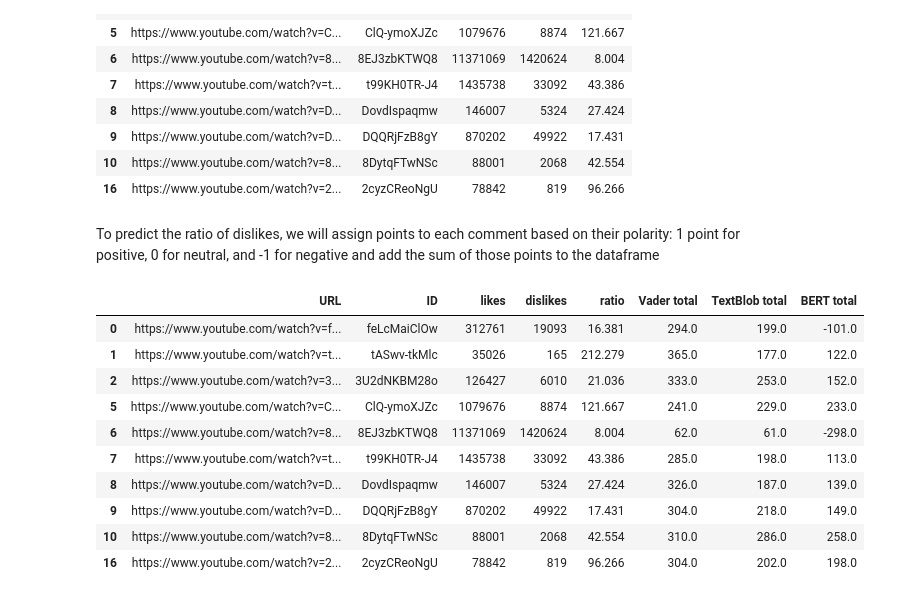
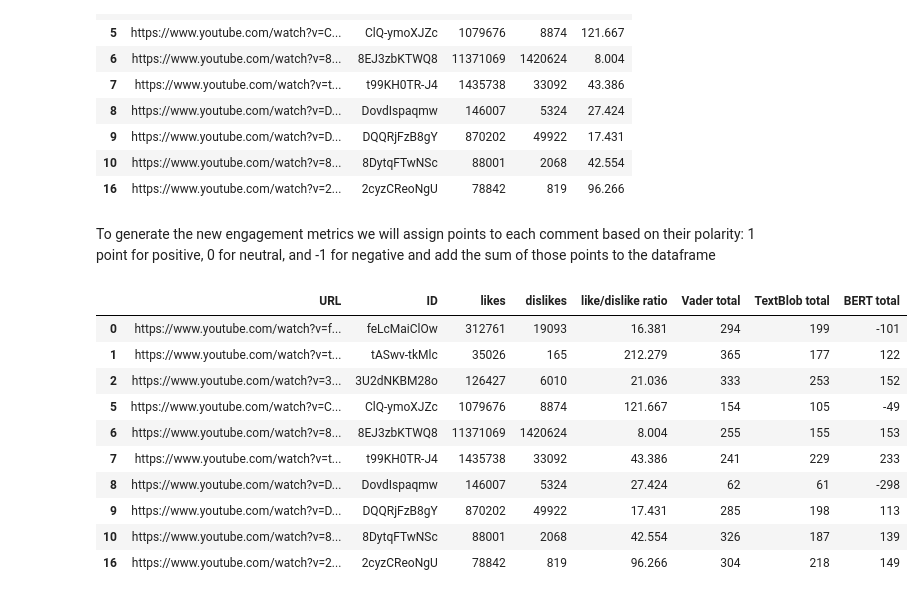
Before and after one commit to gmarsanich/gmarsanichThesis2022, a Jupyter notebook: Thesis Project Notebook.ipynb, the cells around one changed output. Cells and saved outputs as stored; diff of their text form; code cells hidden in the pictures.

Commit message:
Implemented prediction of ratio

```diff
--- a/Thesis Project Notebook.ipynb
+++ b/Thesis Project Notebook.ipynb
@@ -408,7 +411,7 @@ csv_dir = f"{os.getcwd()}\\Data\\CSV"
 csv_list = os.listdir(csv_dir)
 
 likes_df_short = likes_df.copy(deep = True) # make copy of ratio dataframe
-
+likes_df_short.reset_index(inplace = True)
 video_id = [row[-11:] for row in likes_df_short["URL"]] # get video ID from URL ***DON'T USE***
 file_id = sorted([file[18:-4] for file in csv_list if file.startswith("analysis_comments")]) # get video ID from filename
 common_id = sorted(list(set(video_id).intersection(file_id))) # USE THIS
@@ -433,44 +436,49 @@ likes_df_short.head(10)
 | 10 | https://www.youtube.com/watch?v=8... | 8DytqFTwNSc | 88001 | 2068 | 42.554 |
 | 16 | https://www.youtube.com/watch?v=2... | 2cyzCReoNgU | 78842 | 819 | 96.266 |
 # %% [markdown]
-To predict the ratio of dislikes, we will assign points to each comment based on their polarity: 1 point for positive, 0 for neutral, and -1 for negative and add the sum of those points to the dataframe
+To generate the new engagement metrics we will assign points to each comment based on their polarity: 1 point for positive, 0 for neutral, and -1 for negative and add the sum of those points to the dataframe
 # %%
 files = os.listdir(target_dir)
 
 v_list, t_list, b_list = [], [], []
 
 for id_ in likes_df_short["ID"]: # For each file
     v_score, t_score, b_score  = [], [], []
     filename = f"analysis_comments_{id_}.csv"
     filepath = f"{target_dir}\\{filename}"
     df = pd.read_csv(filepath)
     for l_v, l_t, l_b in zip(df["Vader label"], df["TextBlob label"], df["BERT label"]): # For each column
         v_score.append(utils.generate_score(l_v))
         t_score.append(utils.generate_score(l_t))
         b_score.append(utils.generate_score(l_b))
     v_list.append(sum(v_score))
     t_list.append(sum(t_score))
     b_list.append(sum(b_score))
 
 v_series = pd.Series(v_list)
 t_series = pd.Series(t_list)
 b_series = pd.Series(b_list)
 
+v_series.index = likes_df_short.index
+t_series.index = likes_df_short.index
+b_series.index = likes_df_short.index
+
 likes_df_short["Vader total"] = v_series
 likes_df_short["TextBlob total"] = t_series
 likes_df_short["BERT total"] = b_series
 
 likes_df_short = likes_df_short[["URL", "ID", "likes", "dislikes", "ratio", "Vader total", "TextBlob total", "BERT total"]]
+likes_df_short = likes_df_short.rename(columns = {"ratio":"like/dislike ratio"})
 likes_df_short.head(10)
 # %% [output]
-|  | URL | ID | likes | dislikes | ratio | Vader total | TextBlob total | BERT total |
-| 0 | https://www.youtube.com/watch?v=f... | feLcMaiClOw | 312761 | 19093 | 16.381 | 294.0 | 199.0 | -101.0 |
-| 1 | https://www.youtube.com/watch?v=t... | tASwv-tkMlc | 35026 | 165 | 212.279 | 365.0 | 177.0 | 122.0 |
-| 2 | https://www.youtube.com/watch?v=3... | 3U2dNKBM28o | 126427 | 6010 | 21.036 | 333.0 | 253.0 | 152.0 |
-| 5 | https://www.youtube.com/watch?v=C... | ClQ-ymoXJZc | 1079676 | 8874 | 121.667 | 241.0 | 229.0 | 233.0 |
-| 6 | https://www.youtube.com/watch?v=8... | 8EJ3zbKTWQ8 | 11371069 | 1420624 | 8.004 | 62.0 | 61.0 | -298.0 |
-| 7 | https://www.youtube.com/watch?v=t... | t99KH0TR-J4 | 1435738 | 33092 | 43.386 | 285.0 | 198.0 | 113.0 |
-| 8 | https://www.youtube.com/watch?v=D... | DovdIspaqmw | 146007 | 5324 | 27.424 | 326.0 | 187.0 | 139.0 |
-| 9 | https://www.youtube.com/watch?v=D... | DQQRjFzB8gY | 870202 | 49922 | 17.431 | 304.0 | 218.0 | 149.0 |
-| 10 | https://www.youtube.com/watch?v=8... | 8DytqFTwNSc | 88001 | 2068 | 42.554 | 310.0 | 286.0 | 258.0 |
-| 16 | https://www.youtube.com/watch?v=2... | 2cyzCReoNgU | 78842 | 819 | 96.266 | 304.0 | 202.0 | 198.0 |
+|  | URL | ID | likes | dislikes | like/dislike ratio | Vader total | TextBlob total | BERT total |
+| 0 | https://www.youtube.com/watch?v=f... | feLcMaiClOw | 312761 | 19093 | 16.381 | 294 | 199 | -101 |
+| 1 | https://www.youtube.com/watch?v=t... | tASwv-tkMlc | 35026 | 165 | 212.279 | 365 | 177 | 122 |
+| 2 | https://www.youtube.com/watch?v=3... | 3U2dNKBM28o | 126427 | 6010 | 21.036 | 333 | 253 | 152 |
+| 5 | https://www.youtube.com/watch?v=C... | ClQ-ymoXJZc | 1079676 | 8874 | 121.667 | 154 | 105 | -49 |
+| 6 | https://www.youtube.com/watch?v=8... | 8EJ3zbKTWQ8 | 11371069 | 1420624 | 8.004 | 255 | 155 | 153 |
+| 7 | https://www.youtube.com/watch?v=t... | t99KH0TR-J4 | 1435738 | 33092 | 43.386 | 241 | 229 | 233 |
+| 8 | https://www.youtube.com/watch?v=D... | DovdIspaqmw | 146007 | 5324 | 27.424 | 62 | 61 | -298 |
+| 9 | https://www.youtube.com/watch?v=D... | DQQRjFzB8gY | 870202 | 49922 | 17.431 | 285 | 198 | 113 |
+| 10 | https://www.youtube.com/watch?v=8... | 8DytqFTwNSc | 88001 | 2068 | 42.554 | 326 | 187 | 139 |
+| 16 | https://www.youtube.com/watch?v=2... | 2cyzCReoNgU | 78842 | 819 | 96.266 | 304 | 218 | 149 |
```
Also changed, not shown: parts of 11 cells of this notebook.
